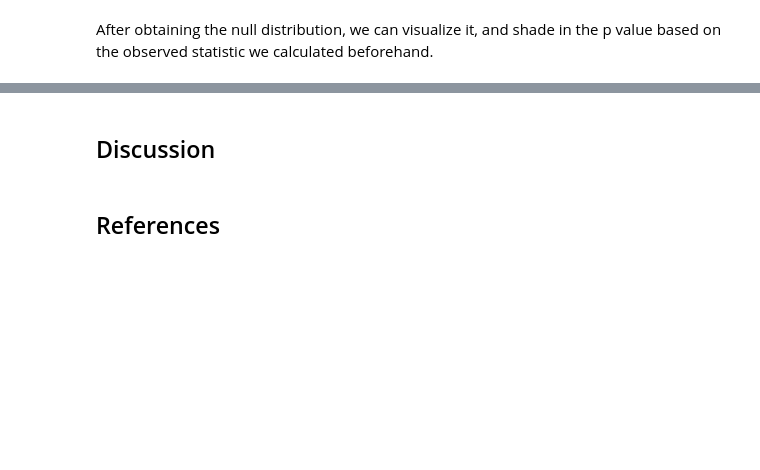
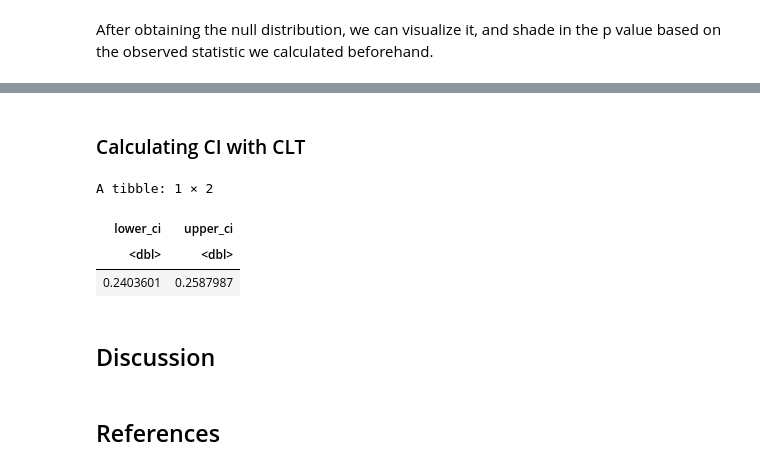
Before and after one commit to VivaanWadhwa/STAT201_GROUP18, a Jupyter notebook: project_final_report.ipynb, the cells around one changed output, grey strips where cells are left out. Cells and saved outputs as stored; diff of their text form; code cells hidden in the pictures; blank space fills up the shorter version.

```diff
--- a/project_final_report.ipynb
+++ b/project_final_report.ipynb
@@ -163,3 +159,25 @@ visualize(null_dist)
+# %% [markdown]
+### Calculating CI with CLT
+# %%
+red <- wine_sample %>%
+    filter(type == "red") %>%
+    pull(volatile.acidity)
+
+white <- wine_sample %>%
+    filter(type == "white") %>%
+    pull(volatile.acidity)
+
+wine_diff_means_ci <-
+    tibble(
+        lower_ci = mean(red) - mean(white) - qnorm(0.975) * sqrt(var(red)/length(red) + var(white)/length(white)),
+        upper_ci = mean(red) - mean(white) + qnorm(0.975) * sqrt(var(red)/length(red) + var(white)/length(white))
+    )
+wine_diff_means_ci
+# %% [output]
+A tibble: 1 × 2
+| lower_ci | upper_ci |
+| <dbl> | <dbl> |
+| 0.2403601 | 0.2587987 |
 # %% [markdown]
 ## Discussion
 # %% [markdown]
```
Also changed, not shown: parts of 11 cells of this notebook.
